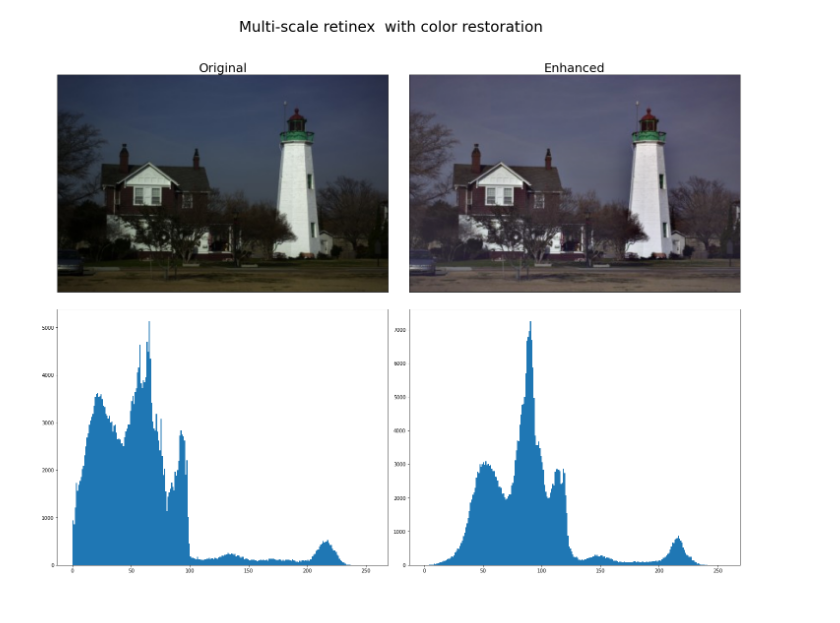
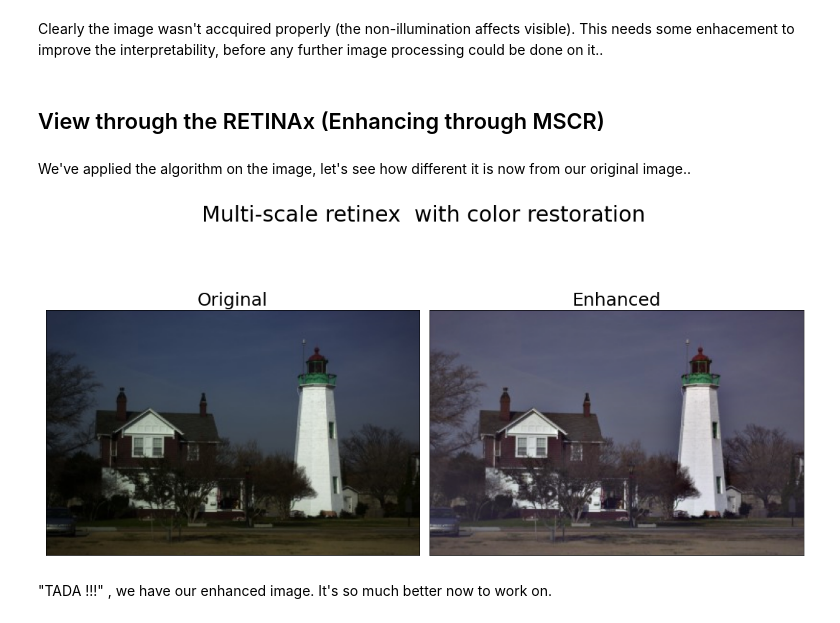
Before and after one commit to adiMallya/retinex, a Jupyter notebook: notebook.ipynb, the cells around one changed output. Cells and saved outputs as stored; diff of their text form; code cells hidden in the pictures.

```diff
--- a/notebook.ipynb
+++ b/notebook.ipynb
@@ -36,10 +22,15 @@ b = -30
+# %% [markdown]
+Clearly the image wasn't accquired properly (the non-illumination affects visible). This needs some enhacement to improve the interpretability, before any further image processing could be done on it..
+# %% [markdown]
+## View through the RETINAx (Enhancing through MSCR)
 # %%
-from src.retinex import MSRCR
-
-msrcr_img = MSRCR(image,SIGMA_LIST,ALPHA,BETA,G,b)
+msrcr_img = MSRCR(image,config.SIGMA_LIST,config.ALPHA,config.BETA,config.G,config.OFFSET)
-# %%
-from src.utils import plot_hist
-
-plot_hist(image, msrcr_img)
-# %% [output]
-[figure, removed]
+# %% [markdown]
+We've applied the algorithm on the image, let's see how different it is now from our original image..
+# %%
+#plot_hist() takes both the original and enhanced image and plots them, you could even plot their histograms by setting hist=True.
+plot_hist(image, msrcr_img, hist=False)
+# %% [output]
+[figure, added]
+# %% [markdown]
+"TADA !!!" , we have our enhanced image. It's so much better now to work on.
```
Also changed, not shown: parts of 9 cells of this notebook.
